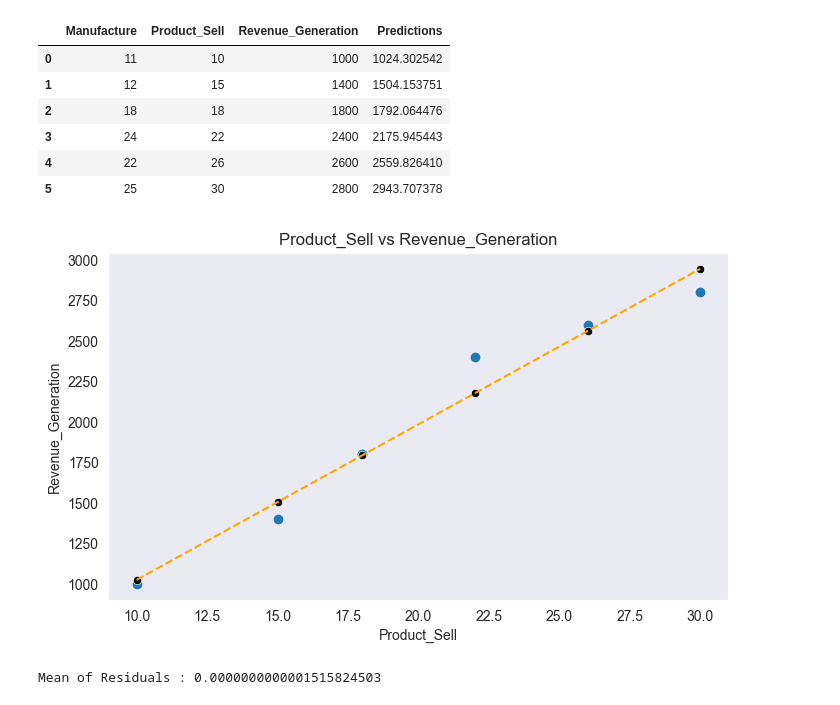
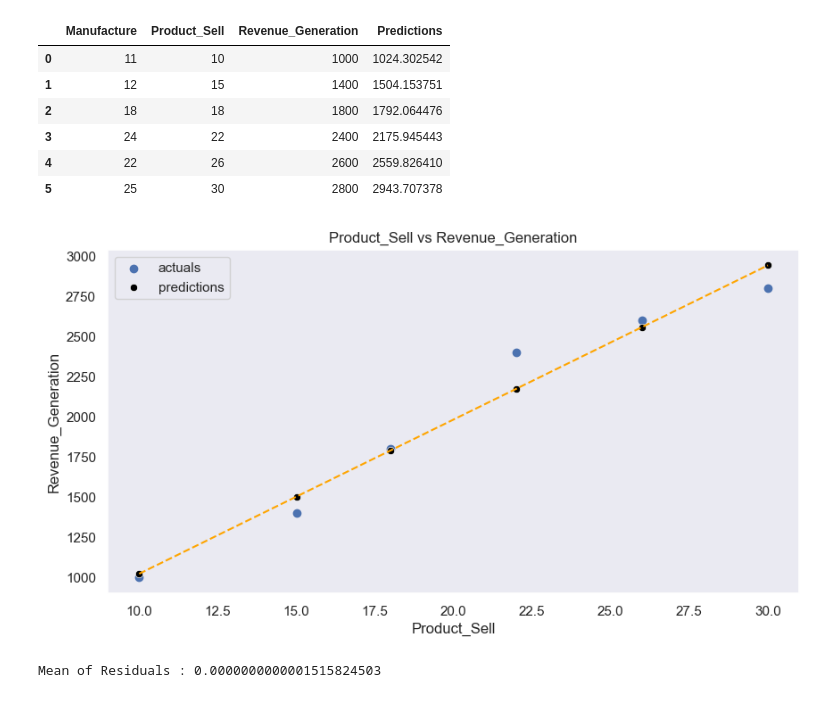
Before and after one commit to RakeshG1/DataScienceHub, a Jupyter notebook: MachineLearning/SupervisedLearning/Regression[Multiple_Linear].ipynb, the cells around one changed output. Saved outputs shown, nothing was run; the diff lists cells and outputs as text; code cells hidden in the pictures.

Commit message:
Linear Regression notebooks  updated

```diff
--- a/MachineLearning/SupervisedLearning/Regression[Multiple_Linear].ipynb
+++ b/MachineLearning/SupervisedLearning/Regression[Multiple_Linear].ipynb
@@ -50,0 +53,38 @@ display(HTML(df.to_html()))
+# %%
+import numpy as np
+import matplotlib.pyplot as plt
+from sklearn.linear_model import LinearRegression
+
+# Generate some sample data
+np.random.seed(0)  # For reproducibility
+x = 2 * np.random.rand(100, 1)
+y = 4 + 3 * x + np.random.randn(100, 1)
+
+# Fit the linear regression model
+lin_reg = LinearRegression()
+lin_reg.fit(x, y)
+
+# Get the slope and intercept
+m = lin_reg.coef_[0]
+c = lin_reg.intercept_
+
+print(f"Slope (m): {m[0]}")
+print(f"Intercept (c): {c[0]}")
+
+# Plot the original data points
+sns.set_style("darkgrid")
+sns.set_theme("notebook")
+fig = plt.figure(figsize=(12,8))
+plt.scatter(x, y, color='slategrey', label='Data points')
+
+# Plot the regression line
+x_new = np.array([[0], [2]])
+y_pred = lin_reg.predict(x_new)
+plt.plot(x_new, y_pred, color='red', linewidth=2, label='Regression line')
+
+# Add labels and legend
+plt.xlabel("x")
+plt.ylabel("y")
+plt.title("Linear Regression Line")
+plt.legend()
+plt.show()
@@ -287,21 +376,22 @@ display(HTML(df_train.to_html()))
 | 4 | 22 | 26 | 2600 | 2559.826410 |
 | 5 | 25 | 30 | 2800 | 2943.707378 |
 # %%
-fig, ax = plt.subplots(nrows=1, ncols=1, figsize=(8,4.5))
+fig, ax = plt.subplots(nrows=1, ncols=1, figsize=(10,5))
 x_col = "Product_Sell"
 y_col = "Revenue_Generation"
-plt.scatter(x_col, y_col, data=df_train)
+plt.scatter(x_col, y_col, data=df_train, label="actuals")
 ax = sns.lineplot(x=x_col, y="Predictions", data=df_train, color = "orange")
 ax.lines[0].set_linestyle("--")
-sns.scatterplot(x=x_col, y="Predictions", data=df_train, color = 'black')
+sns.scatterplot(x=x_col, y="Predictions", data=df_train, color = 'black', label="predictions")
 ax.get_legend().remove()
 plt.xlabel(x_col)
 plt.ylabel(y_col)
 # plt.title("Product_Sell vs Revenue_Generation: $Y_i$ vs $\hat{Y}_i$")
 plt.title("{} vs {}".format(x_col, y_col))
+plt.legend()
 plt.show()
 # %% [output]
-[figure, old version]
+[figure, new version]
 # %%
 residuals = df_train.Revenue_Generation-df_train.Predictions
 mean_residuals = np.mean(residuals)
```
Also changed, not shown: parts of 24 cells of this notebook, 1 other file.
